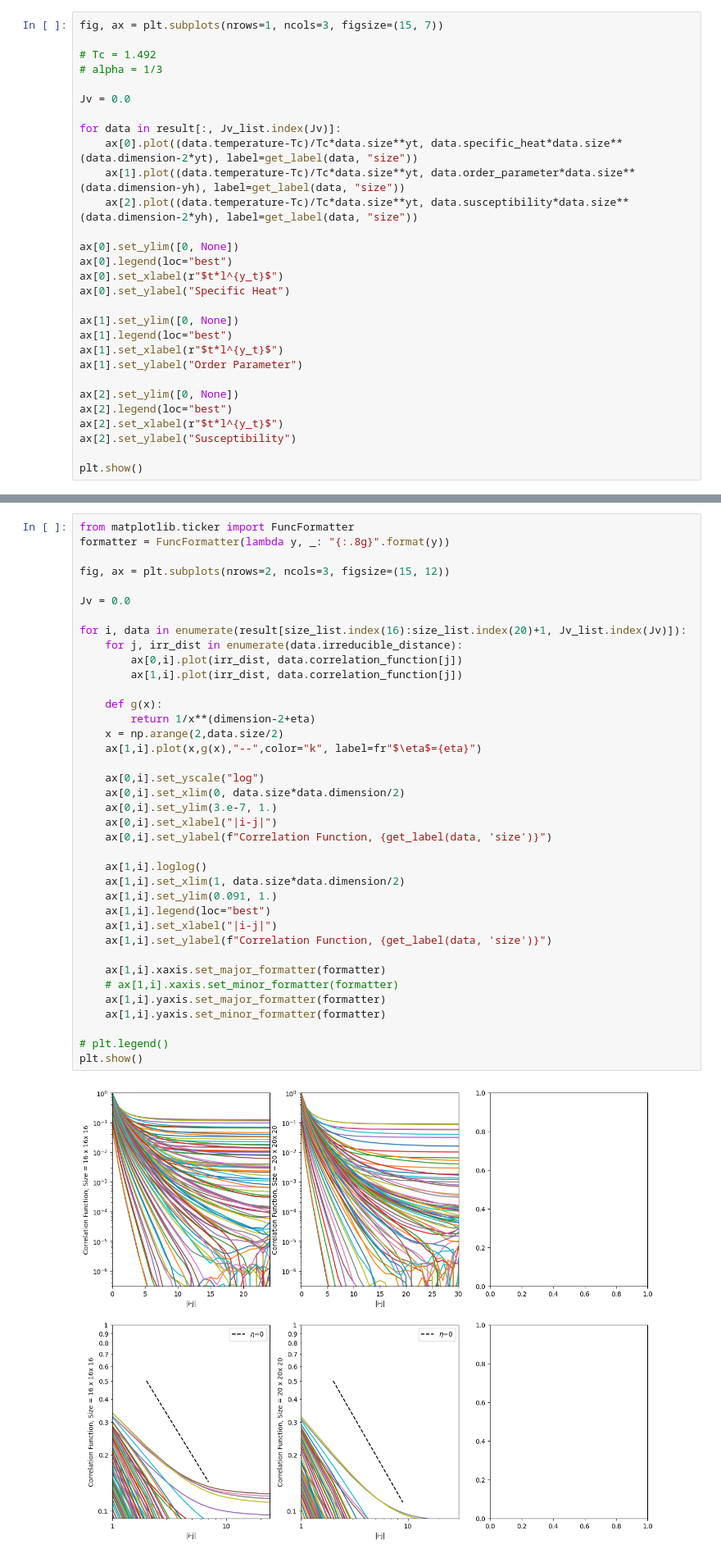
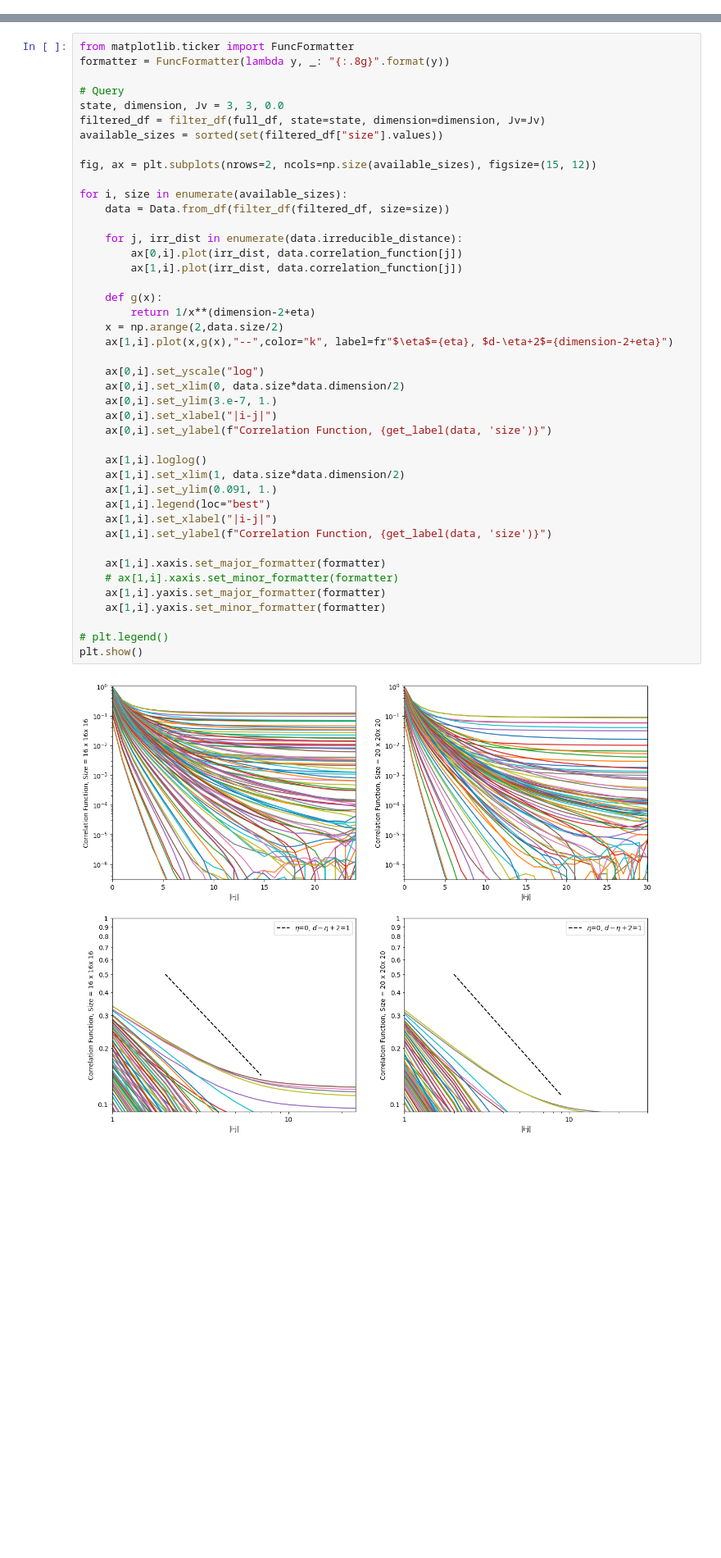
Before and after one commit to LEE-SungBin/spin_glass, a Jupyter notebook: analysis.ipynb, the cells around one changed output, grey strips where cells are left out. Shown at 82% size. Drawn from its saved outputs; the diff is of its cells as text; blank space fills up the shorter version.

```diff
--- a/analysis.ipynb
+++ b/analysis.ipynb
@@ -295,29 +257,0 @@ plt.show()
-# %%
-fig, ax = plt.subplots(nrows=1, ncols=3, figsize=(15, 7))
-
-# Tc = 1.492
-# alpha = 1/3
-
-Jv = 0.0
-
-for data in result[:, Jv_list.index(Jv)]:
-    ax[0].plot((data.temperature-Tc)/Tc*data.size**yt, data.specific_heat*data.size**(data.dimension-2*yt), label=get_label(data, "size"))
-    ax[1].plot((data.temperature-Tc)/Tc*data.size**yt, data.order_parameter*data.size**(data.dimension-yh), label=get_label(data, "size"))
-    ax[2].plot((data.temperature-Tc)/Tc*data.size**yt, data.susceptibility*data.size**(data.dimension-2*yh), label=get_label(data, "size"))
-
-ax[0].set_ylim([0, None])
-ax[0].legend(loc="best")
-ax[0].set_xlabel(r"$t*l^{y_t}$")
-ax[0].set_ylabel("Specific Heat")
-
-ax[1].set_ylim([0, None])
-ax[1].legend(loc="best")
-ax[1].set_xlabel(r"$t*l^{y_t}$")
-ax[1].set_ylabel("Order Parameter")
-
-ax[2].set_ylim([0, None])
-ax[2].legend(loc="best")
-ax[2].set_xlabel(r"$t*l^{y_t}$")
-ax[2].set_ylabel("Susceptibility")
-
-plt.show()
@@ -327,42 +365,47 @@ plt.show()
 from matplotlib.ticker import FuncFormatter
 formatter = FuncFormatter(lambda y, _: "{:.8g}".format(y))
 
-fig, ax = plt.subplots(nrows=2, ncols=3, figsize=(15, 12))
+# Query
+state, dimension, Jv = 3, 3, 0.0
+filtered_df = filter_df(full_df, state=state, dimension=dimension, Jv=Jv)
+available_sizes = sorted(set(filtered_df["size"].values))
 
-Jv = 0.0
+fig, ax = plt.subplots(nrows=2, ncols=np.size(available_sizes), figsize=(15, 12))
 
-for i, data in enumerate(result[size_list.index(16):size_list.index(20)+1, Jv_list.index(Jv)]):
+for i, size in enumerate(available_sizes):
+    data = Data.from_df(filter_df(filtered_df, size=size))
+
     for j, irr_dist in enumerate(data.irreducible_distance):
         ax[0,i].plot(irr_dist, data.correlation_function[j])
         ax[1,i].plot(irr_dist, data.correlation_function[j])
 
     def g(x):
         return 1/x**(dimension-2+eta)
     x = np.arange(2,data.size/2)
-    ax[1,i].plot(x,g(x),"--",color="k", label=fr"$\eta$={eta}")
+    ax[1,i].plot(x,g(x),"--",color="k", label=fr"$\eta$={eta}, $d-\eta+2$={dimension-2+eta}")
 
     ax[0,i].set_yscale("log")
     ax[0,i].set_xlim(0, data.size*data.dimension/2)
     ax[0,i].set_ylim(3.e-7, 1.)
     ax[0,i].set_xlabel("|i-j|")
     ax[0,i].set_ylabel(f"Correlation Function, {get_label(data, 'size')}")
 
     ax[1,i].loglog()
     ax[1,i].set_xlim(1, data.size*data.dimension/2)
     ax[1,i].set_ylim(0.091, 1.)
     ax[1,i].legend(loc="best")
     ax[1,i].set_xlabel("|i-j|")
     ax[1,i].set_ylabel(f"Correlation Function, {get_label(data, 'size')}")
 
     ax[1,i].xaxis.set_major_formatter(formatter)
     # ax[1,i].xaxis.set_minor_formatter(formatter)
     ax[1,i].yaxis.set_major_formatter(formatter)
     ax[1,i].yaxis.set_minor_formatter(formatter)
 
 # plt.legend()
 plt.show()
 # %% [output]
-[figure, old version]
+[figure, new version]
 # %%
 Jv = 0.0
 
```
Also changed, not shown: parts of 25 cells of this notebook, 6 other files.
